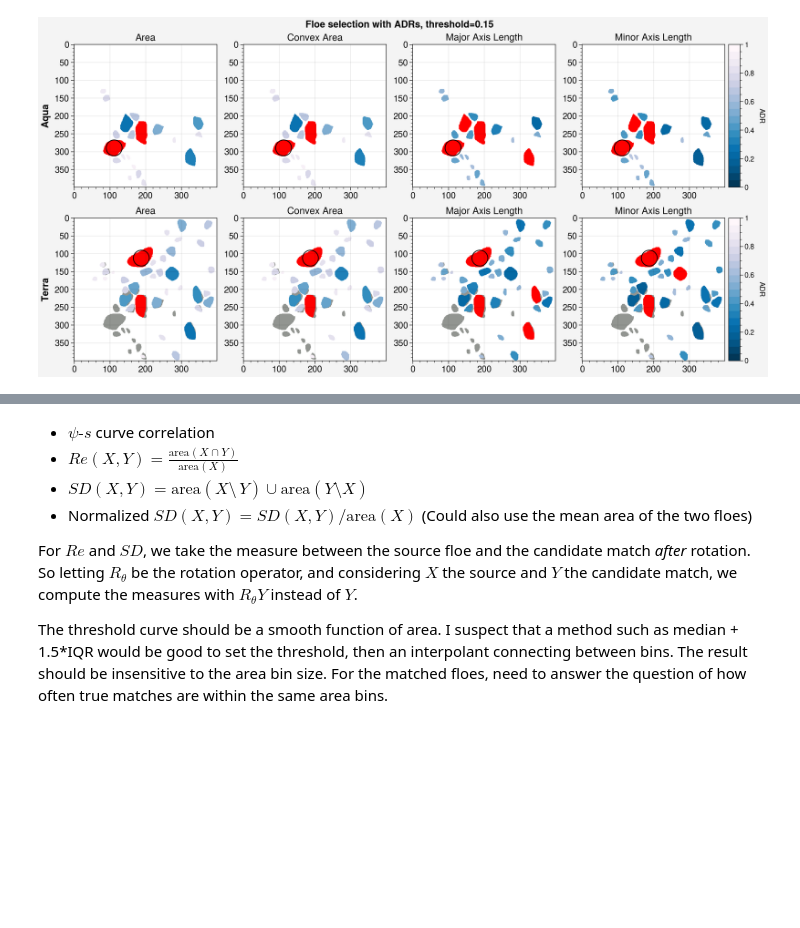
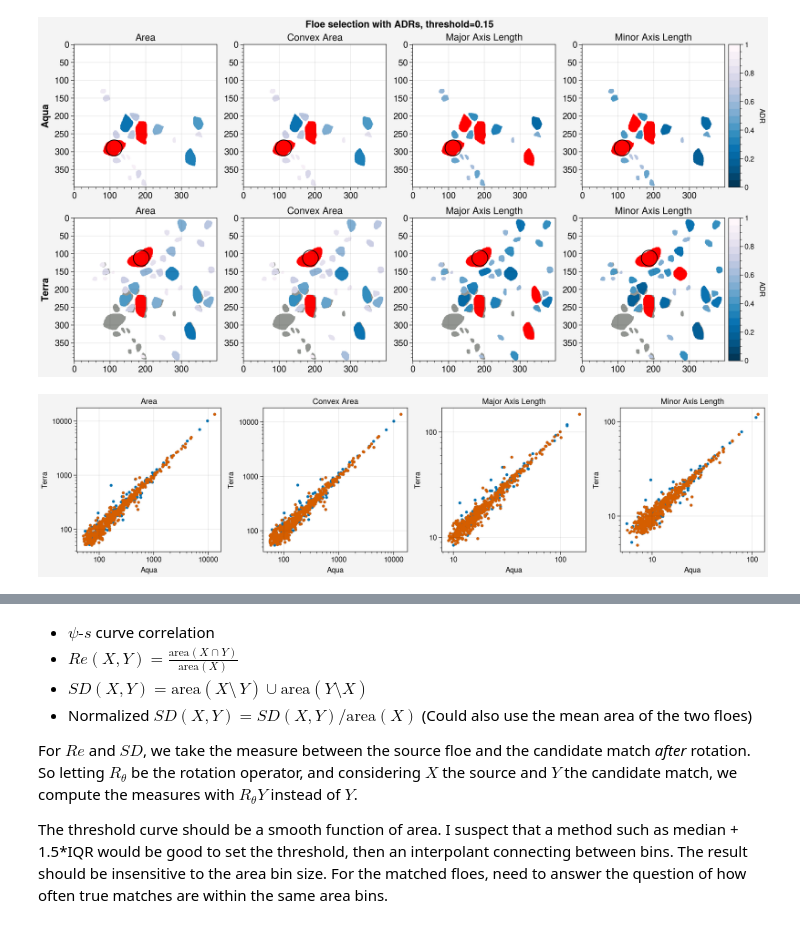
Before and after one commit to danielmwatkins/calval_tgrs, a Jupyter notebook: notebooks/tracker_adr_thresholds.ipynb, the cells around one changed output, grey strips where cells are left out. Drawn from its saved outputs; the diff is of its cells as text; code cells hidden in the pictures; blank space fills up the shorter version.

```diff
--- a/notebooks/tracker_adr_thresholds.ipynb
+++ b/notebooks/tracker_adr_thresholds.ipynb
@@ -283,4 +324,16 @@ axs[1,3].colorbar(c0, label='ADR')
 axs.format(leftlabels=['Aqua', 'Terra'], suptitle='Floe selection with ADRs, threshold=0.15', fontsize=11)
 # %% [output]
 [figure]
+# %%
+fig, axs = pplt.subplots(ncols=4, share=False)
+for ax, var in zip(axs, ['area', 'convex_area', 'major_axis_length', 'minor_axis_length']):
+    ax.scatter(df_mg['aqua_' + var],
+               df_mg['terra_' + var], m='.')
+    ax.scatter(df_mg.loc[df_mg[['aqua_cloud_fraction', 'terra_cloud_fraction']].min(axis=1) < 0.01, 'aqua_' + var],
+               df_mg.loc[df_mg[['aqua_cloud_fraction', 'terra_cloud_fraction']].min(axis=1) < 0.01, 'terra_' + var], m='.')
+    ax.format(xlabel='Aqua', ylabel='Terra', title=var.replace('_', ' ').title())
+axs.format(yscale='log', xscale='log')
+fig.save('../figures/scatter_comp_matched_floes.png', dpi=300)
+# %% [output]
+[figure, added]
 # %%
```
Also changed, not shown: parts of 26 cells of this notebook, 13 other files.
